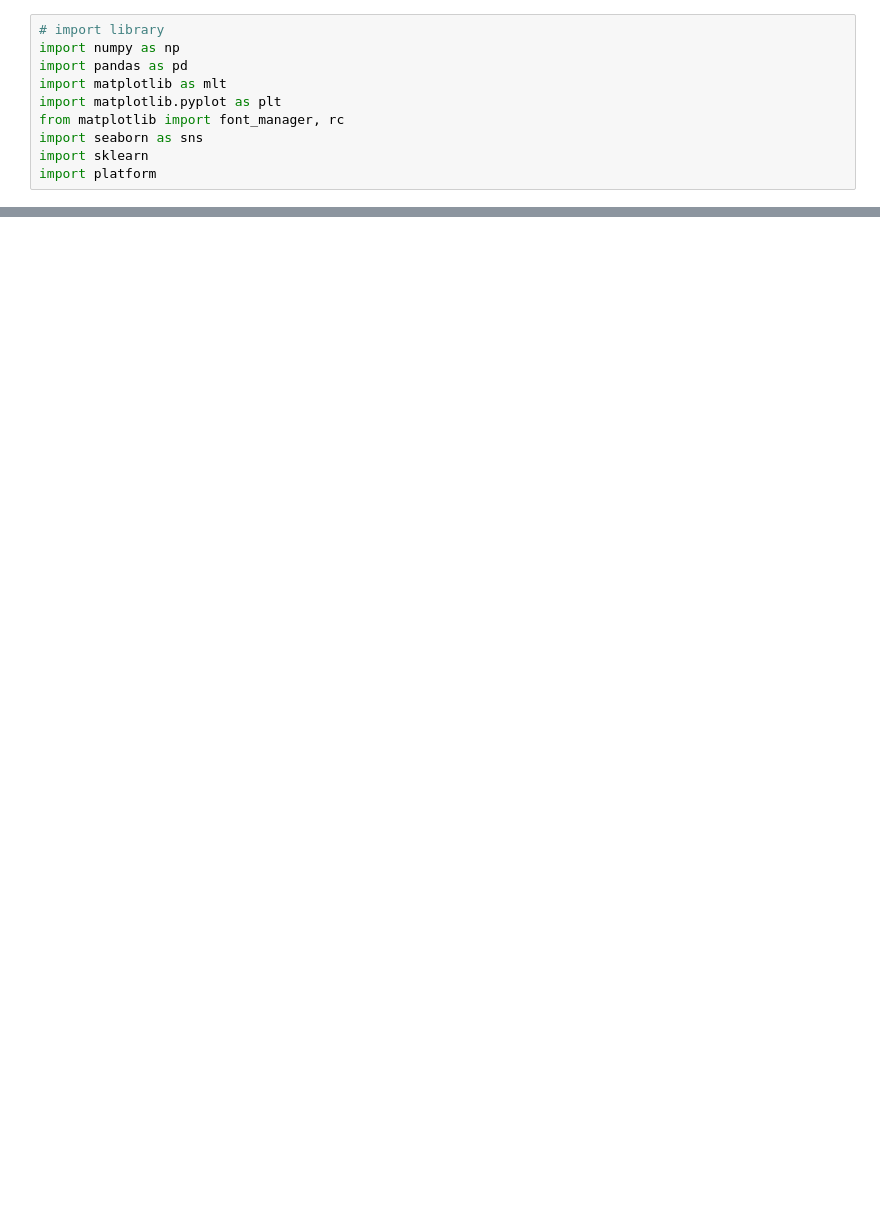
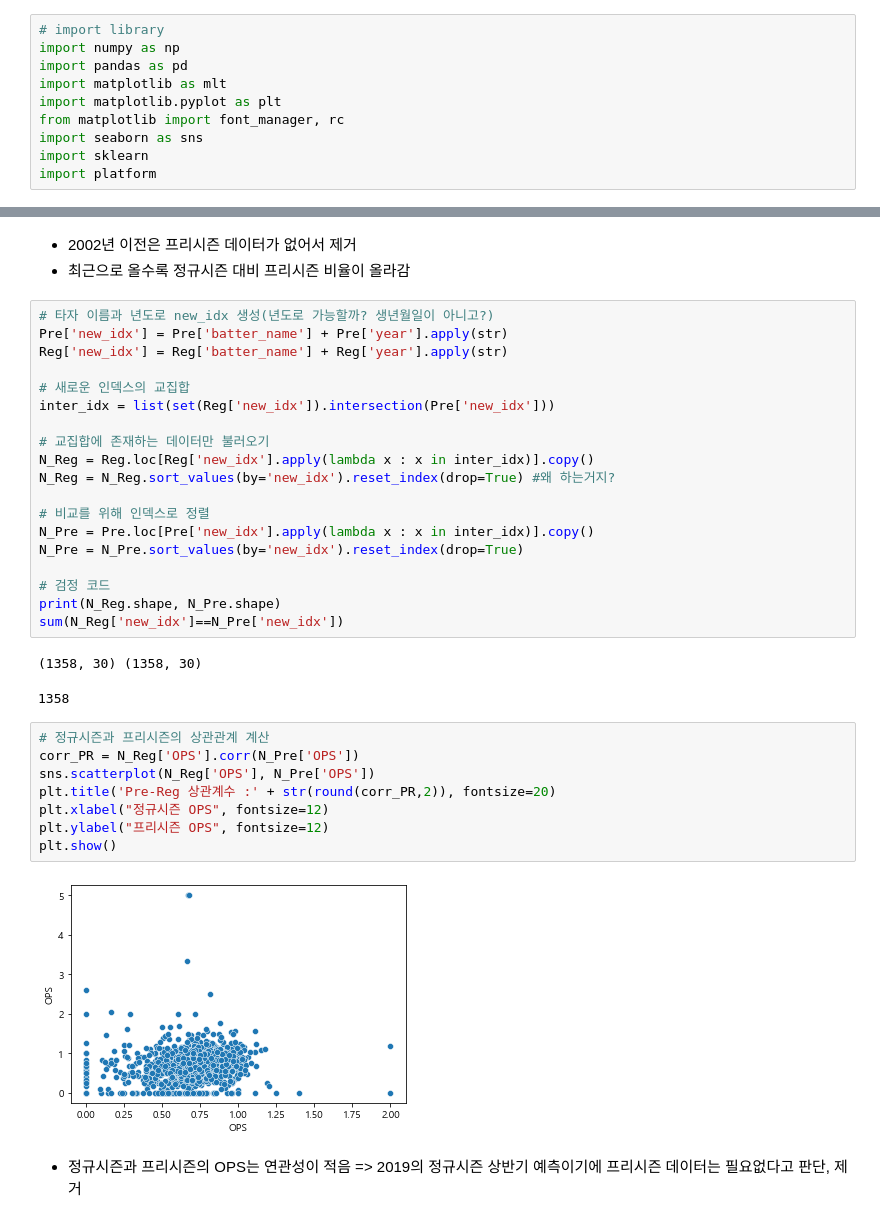
Before and after one commit to Jay-Jun123/Dacon_contest_solution_book, a Jupyter notebook: 1. KBO/KBO.ipynb, the cells around one changed output, grey strips where cells are left out. Saved outputs shown, nothing was run; the diff lists cells and outputs as text; blank space fills up the shorter version.

```diff
--- a/1. KBO/KBO.ipynb
+++ b/1. KBO/KBO.ipynb
@@ -41,0 +171,37 @@ import platform
+# %% [markdown]
+- 2002년 이전은 프리시즌 데이터가 없어서 제거
+- 최근으로 올수록 정규시즌 대비 프리시즌 비율이 올라감
+# %%
+# 타자 이름과 년도로 new_idx 생성(년도로 가능할까? 생년월일이 아니고?)
+Pre['new_idx'] = Pre['batter_name'] + Pre['year'].apply(str)
+Reg['new_idx'] = Reg['batter_name'] + Reg['year'].apply(str)
+
+# 새로운 인덱스의 교집합
+inter_idx = list(set(Reg['new_idx']).intersection(Pre['new_idx']))
+
+# 교집합에 존재하는 데이터만 불러오기
+N_Reg = Reg.loc[Reg['new_idx'].apply(lambda x : x in inter_idx)].copy()
+N_Reg = N_Reg.sort_values(by='new_idx').reset_index(drop=True) #왜 하는거지?
+
+# 비교를 위해 인덱스로 정렬
+N_Pre = Pre.loc[Pre['new_idx'].apply(lambda x : x in inter_idx)].copy()
+N_Pre = N_Pre.sort_values(by='new_idx').reset_index(drop=True)
+
+# 검정 코드
+print(N_Reg.shape, N_Pre.shape)
+sum(N_Reg['new_idx']==N_Pre['new_idx'])
+# %% [output]
+(1358, 30) (1358, 30)
+1358
+# %%
+# 정규시즌과 프리시즌의 상관관계 계산
+corr_PR = N_Reg['OPS'].corr(N_Pre['OPS'])
+sns.scatterplot(N_Reg['OPS'], N_Pre['OPS'])
+plt.title('Pre-Reg 상관계수 :' + str(round(corr_PR,2)), fontsize=20)
+plt.xlabel("정규시즌 OPS", fontsize=12)
+plt.ylabel("프리시즌 OPS", fontsize=12)
+plt.show()
+# %% [output]
+[figure, added]
+# %% [markdown]
+- 정규시즌과 프리시즌의 OPS는 연관성이 적음 => 2019의 정규시즌 상반기 예측이기에 프리시즌 데이터는 필요없다고 판단, 제거
```
Also changed, not shown: parts of 14 cells of this notebook.
